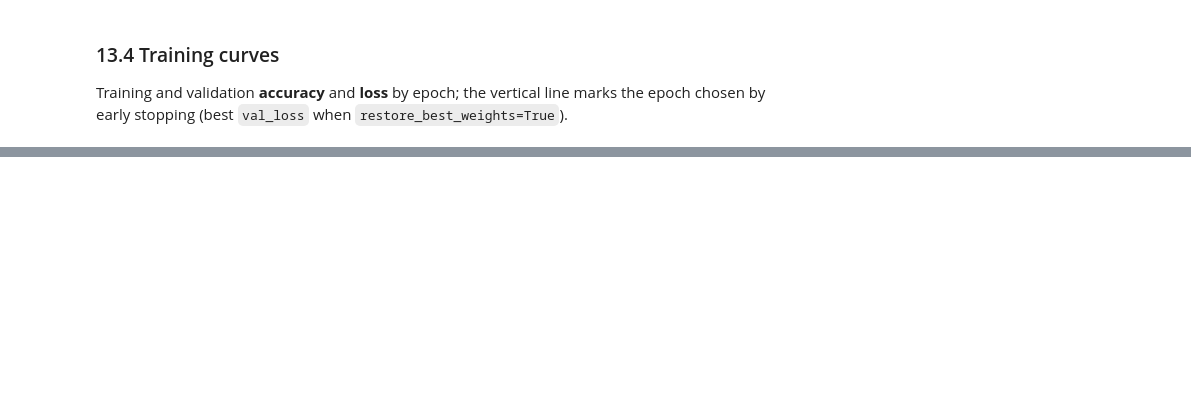
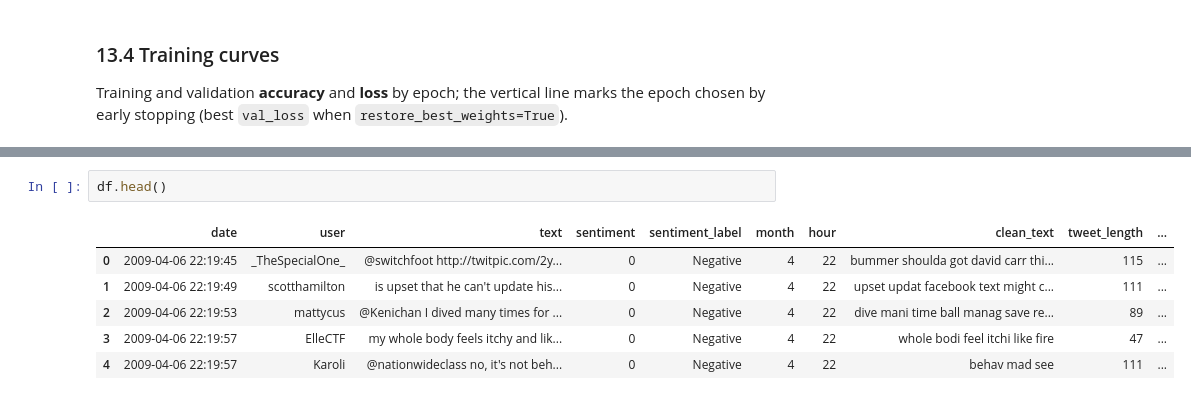
Before and after one commit to EmanEmadFarghaly/Sentiment-Fake-News-Analysis, a Jupyter notebook: sentiment.ipynb, the cells around one changed output, grey strips where cells are left out. Saved outputs shown, nothing was run; the diff lists cells and outputs as text; blank space fills up the shorter version.

```diff
--- a/sentiment.ipynb
+++ b/sentiment.ipynb
@@ -2809,0 +3535,9 @@ print(
+# %%
+df.head()
+# %% [output]
+|  | date | user | text | sentiment | sentiment_label | month | hour | clean_text | tweet_length | ... |
+| 0 | 2009-04-06 22:19:45 | _TheSpecialOne_ | @switchfoot http://twitpic.com/2y... | 0 | Negative | 4 | 22 | bummer shoulda got david carr thi... | 115 | ... |
+| 1 | 2009-04-06 22:19:49 | scotthamilton | is upset that he can't update his... | 0 | Negative | 4 | 22 | upset updat facebook text might c... | 111 | ... |
+| 2 | 2009-04-06 22:19:53 | mattycus | @Kenichan I dived many times for ... | 0 | Negative | 4 | 22 | dive mani time ball manag save re... | 89 | ... |
+| 3 | 2009-04-06 22:19:57 | ElleCTF | my whole body feels itchy and lik... | 0 | Negative | 4 | 22 | whole bodi feel itchi like fire | 47 | ... |
+| 4 | 2009-04-06 22:19:57 | Karoli | @nationwideclass no, it's not beh... | 0 | Negative | 4 | 22 | behav mad see | 111 | ... |
```
Also changed, not shown: parts of 87 cells of this notebook.
